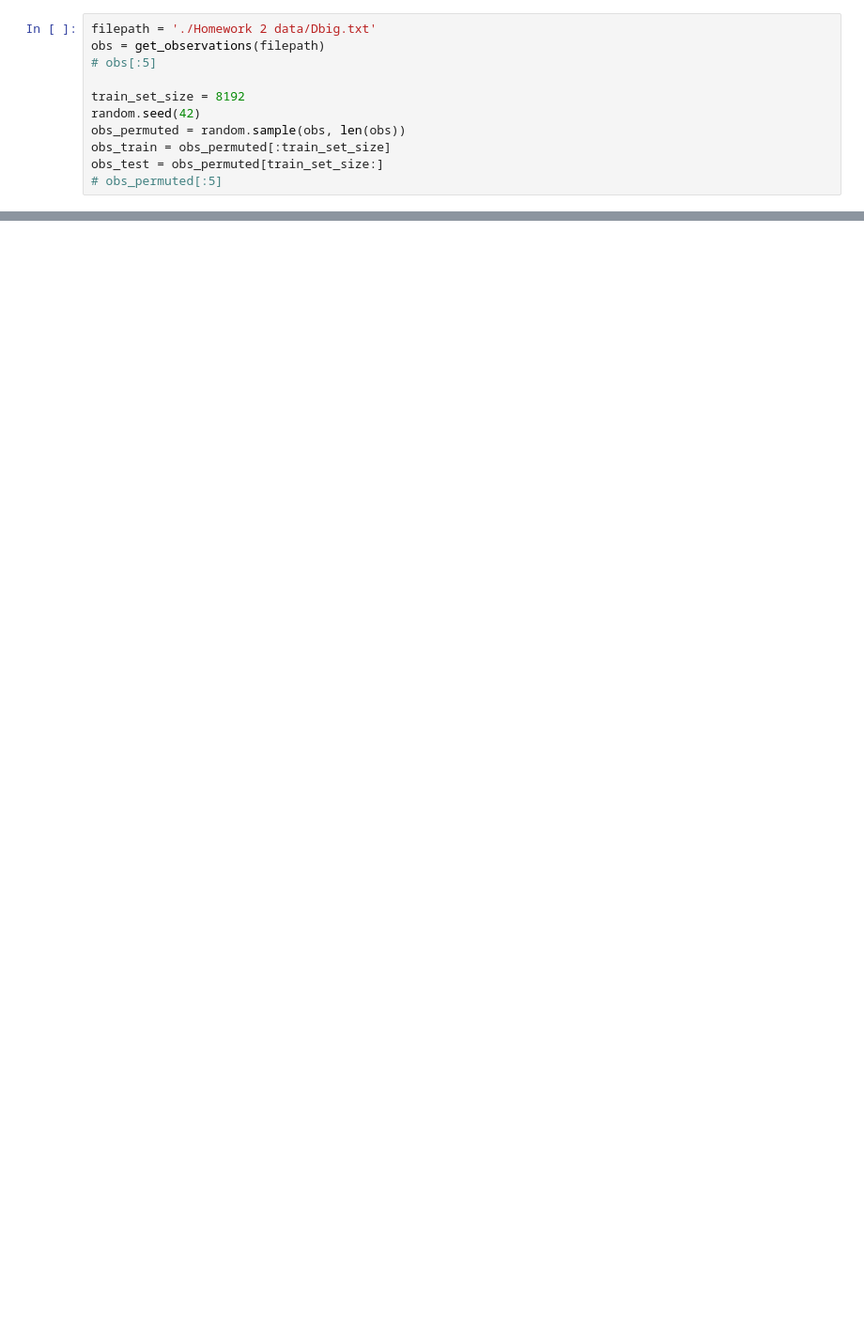
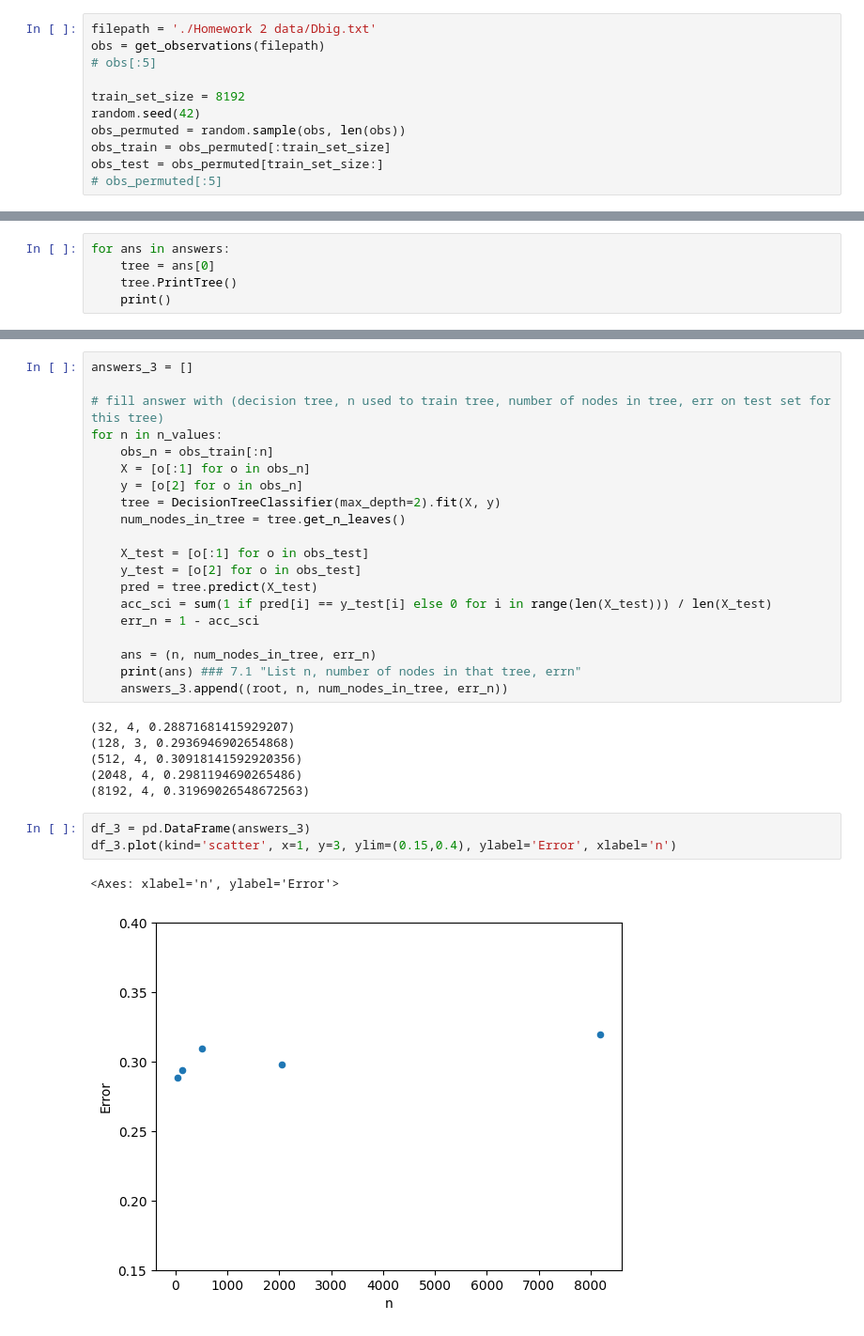
Before and after one commit to missingnoglitch0/760_hw2, a Jupyter notebook: 2_7.ipynb, the cells around one changed output, grey strips where cells are left out. Shown at 94% size. Cells and saved outputs as stored; diff of their text form; blank space fills up the shorter version.

```diff
--- a/2_7.ipynb
+++ b/2_7.ipynb
@@ -37,0 +67,5 @@ for ans in answers:
+# %%
+for ans in answers:
+    tree = ans[0]
+    tree.PrintTree()
+    print()
@@ -37,0 +93,32 @@ for ans in answers:
+# %%
+answers_3 = []
+
+# fill answer with (decision tree, n used to train tree, number of nodes in tree, err on test set for this tree)
+for n in n_values:
+    obs_n = obs_train[:n]
+    X = [o[:1] for o in obs_n]
+    y = [o[2] for o in obs_n]
+    tree = DecisionTreeClassifier(max_depth=2).fit(X, y)
+    num_nodes_in_tree = tree.get_n_leaves()
+
+    X_test = [o[:1] for o in obs_test]
+    y_test = [o[2] for o in obs_test]
+    pred = tree.predict(X_test)
+    acc_sci = sum(1 if pred[i] == y_test[i] else 0 for i in range(len(X_test))) / len(X_test)
+    err_n = 1 - acc_sci
+
+    ans = (n, num_nodes_in_tree, err_n)
+    print(ans) ### 7.1 "List n, number of nodes in that tree, errn"
+    answers_3.append((root, n, num_nodes_in_tree, err_n))
+# %% [output]
+(32, 4, 0.28871681415929207)
+(128, 3, 0.2936946902654868)
+(512, 4, 0.30918141592920356)
+(2048, 4, 0.2981194690265486)
+(8192, 4, 0.31969026548672563)
+# %%
+df_3 = pd.DataFrame(answers_3)
+df_3.plot(kind='scatter', x=1, y=3, ylim=(0.15,0.4), ylabel='Error', xlabel='n')
+# %% [output]
+<Axes: xlabel='n', ylabel='Error'>
+[figure, added]
```
Also changed, not shown: parts of 9 cells of this notebook.
